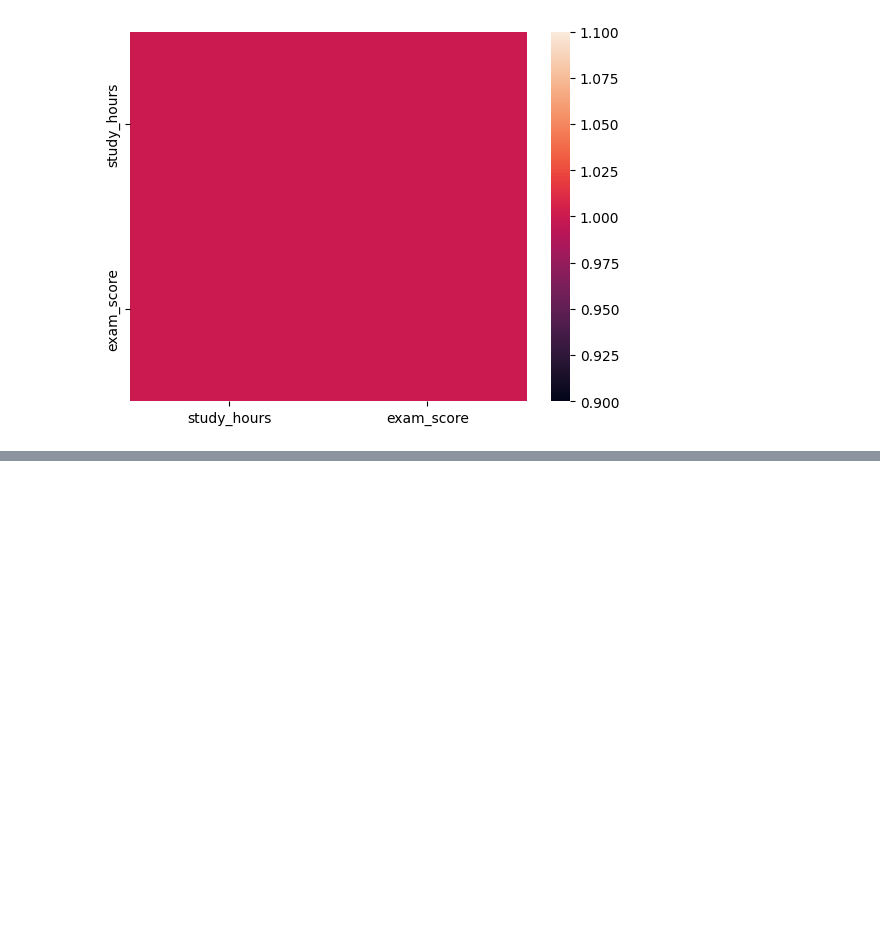
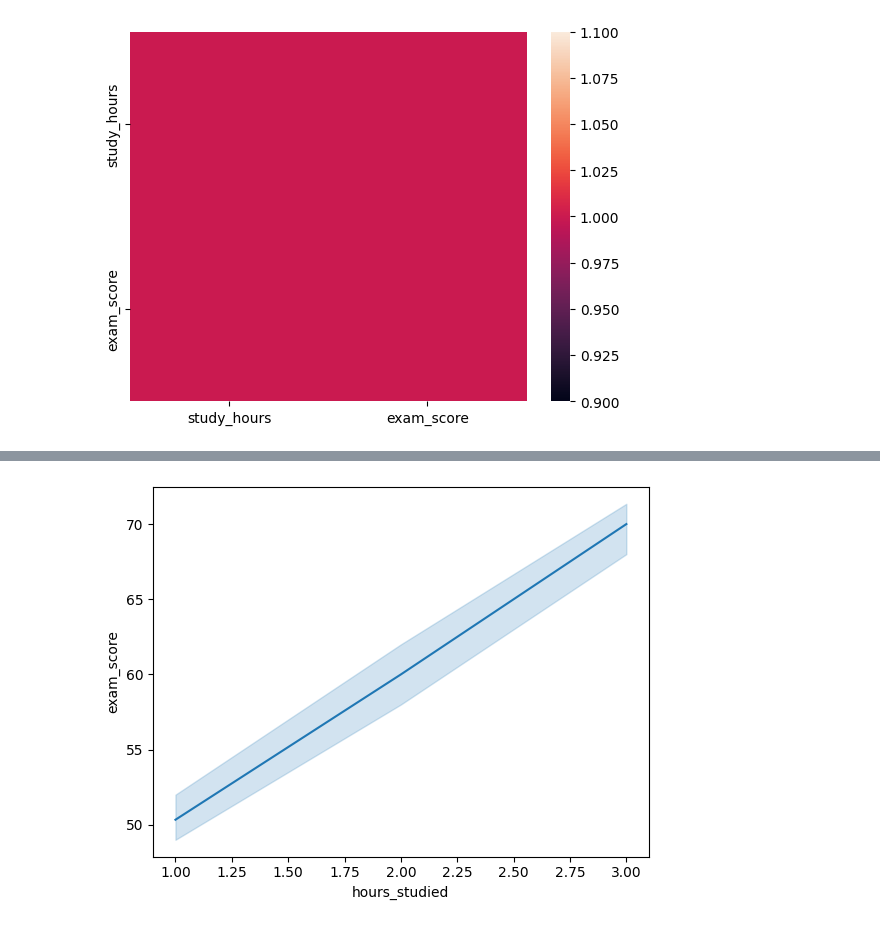
Before and after one commit to madrimovazaxro/data-visualization-with-python, a Jupyter notebook: lesson4.ipynb, the cells around one changed output, grey strips where cells are left out. Drawn from its saved outputs; the diff is of its cells as text; code cells hidden in the pictures; blank space fills up the shorter version.

```diff
--- a/lesson4.ipynb
+++ b/lesson4.ipynb
@@ -229,0 +242,20 @@ plt.show()
+# %%
+import pandas as pd
+import seaborn as sns
+import matplotlib.pyplot as plt
+
+df = pd.DataFrame({
+    "hours_studied": [1,1,1,2,2,2,3,3,3],
+    "exam_score": [50,52,49,60,58,62,70,72,68]
+})
+
+sns.lineplot(
+    data=df,
+    x="hours_studied",
+    y="exam_score",
+    errorbar=("ci", 95)
+)
+
+plt.show()
+# %% [output]
+[figure, added]
```
Also changed, not shown: parts of 4 cells of this notebook.
